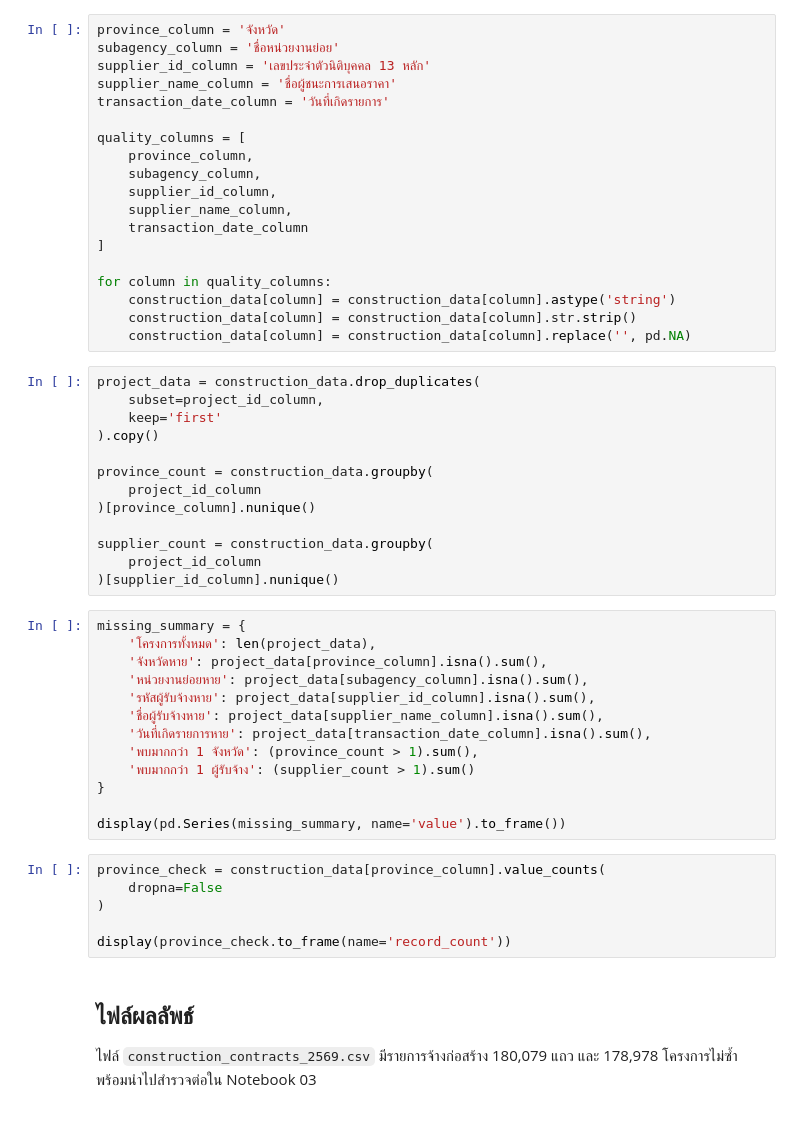
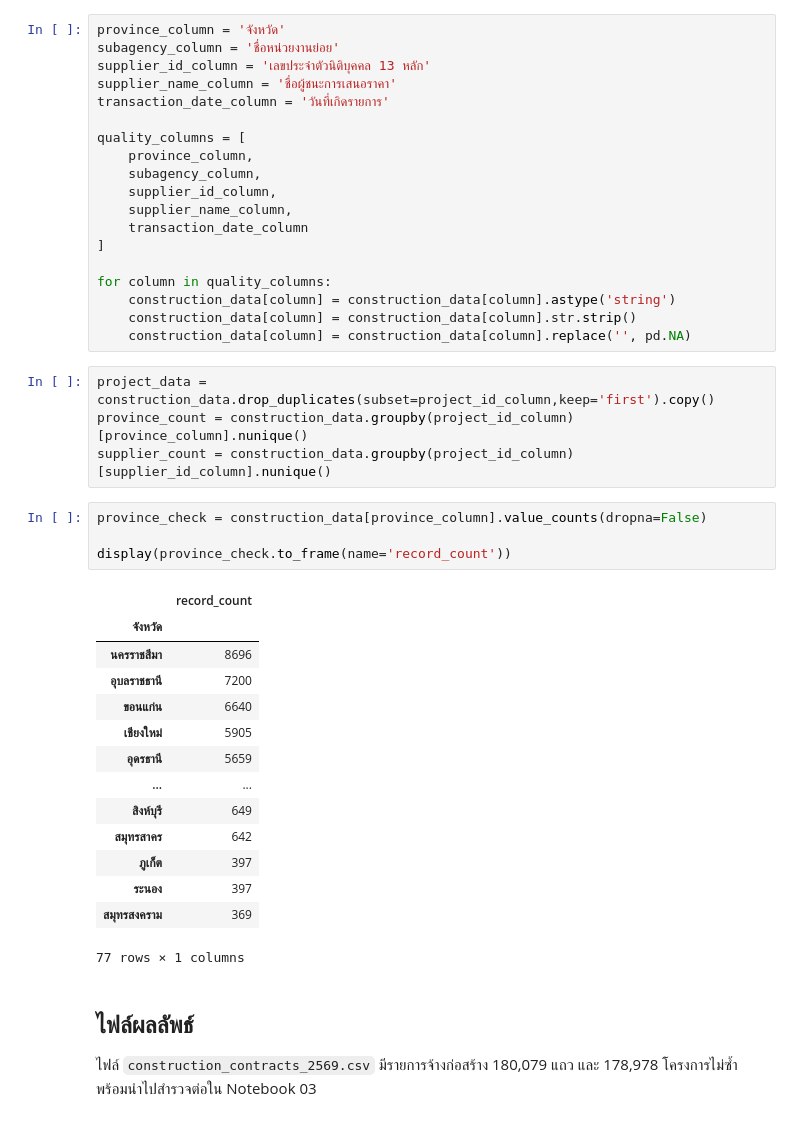
Before and after one commit to mdanmek/nida-dads-notes, a Jupyter notebook: dads5001-data-tools/project/eda/02_construction_data_preparation_2569.ipynb, the cells around one changed output. Cells and saved outputs as stored; diff of their text form.

```diff
--- a/dads5001-data-tools/project/eda/02_construction_data_preparation_2569.ipynb
+++ b/dads5001-data-tools/project/eda/02_construction_data_preparation_2569.ipynb
@@ -283,37 +326,28 @@ for column in quality_columns:
     construction_data[column] = construction_data[column].str.strip()
     construction_data[column] = construction_data[column].replace('', pd.NA)
 # %%
-project_data = construction_data.drop_duplicates(
-    subset=project_id_column,
-    keep='first'
-).copy()
-
-province_count = construction_data.groupby(
-    project_id_column
-)[province_column].nunique()
-
-supplier_count = construction_data.groupby(
-    project_id_column
-)[supplier_id_column].nunique()
+project_data = construction_data.drop_duplicates(subset=project_id_column,keep='first').copy()
+province_count = construction_data.groupby(project_id_column)[province_column].nunique()
+supplier_count = construction_data.groupby(project_id_column)[supplier_id_column].nunique()
-# %%
-missing_summary = {
-    'โครงการทั้งหมด': len(project_data),
-    'จังหวัดหาย': project_data[province_column].isna().sum(),
-    'หน่วยงานย่อยหาย': project_data[subagency_column].isna().sum(),
-    'รหัสผู้รับจ้างหาย': project_data[supplier_id_column].isna().sum(),
-    'ชื่อผู้รับจ้างหาย': project_data[supplier_name_column].isna().sum(),
-    'วันที่เกิดรายการหาย': project_data[transaction_date_column].isna().sum(),
-    'พบมากกว่า 1 จังหวัด': (province_count > 1).sum(),
-    'พบมากกว่า 1 ผู้รับจ้าง': (supplier_count > 1).sum()
-}
-
-display(pd.Series(missing_summary, name='value').to_frame())
 # %%
-province_check = construction_data[province_column].value_counts(
-    dropna=False
-)
+province_check = construction_data[province_column].value_counts(dropna=False)
 
 display(province_check.to_frame(name='record_count'))
+# %% [output]
+|  | record_count |
+| จังหวัด |  |
+| นครราชสีมา | 8696 |
+| อุบลราชธานี | 7200 |
+| ขอนแก่น | 6640 |
+| เชียงใหม่ | 5905 |
+| อุดรธานี | 5659 |
+| ... | ... |
+| สิงห์บุรี | 649 |
+| สมุทรสาคร | 642 |
+| ภูเก็ต | 397 |
+| ระนอง | 397 |
+| สมุทรสงคราม | 369 |
+77 rows × 1 columns
 # %% [markdown]
 ## ไฟล์ผลลัพธ์
 
```
Also changed, not shown: parts of 16 cells of this notebook.
